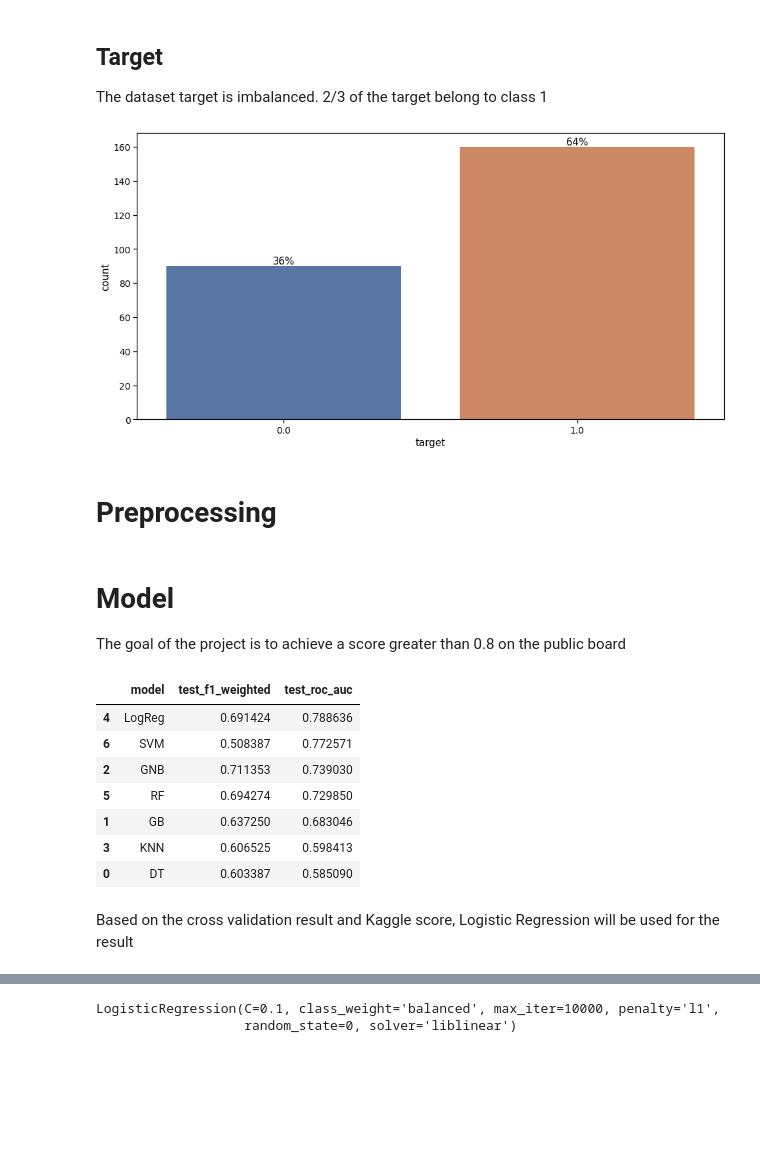
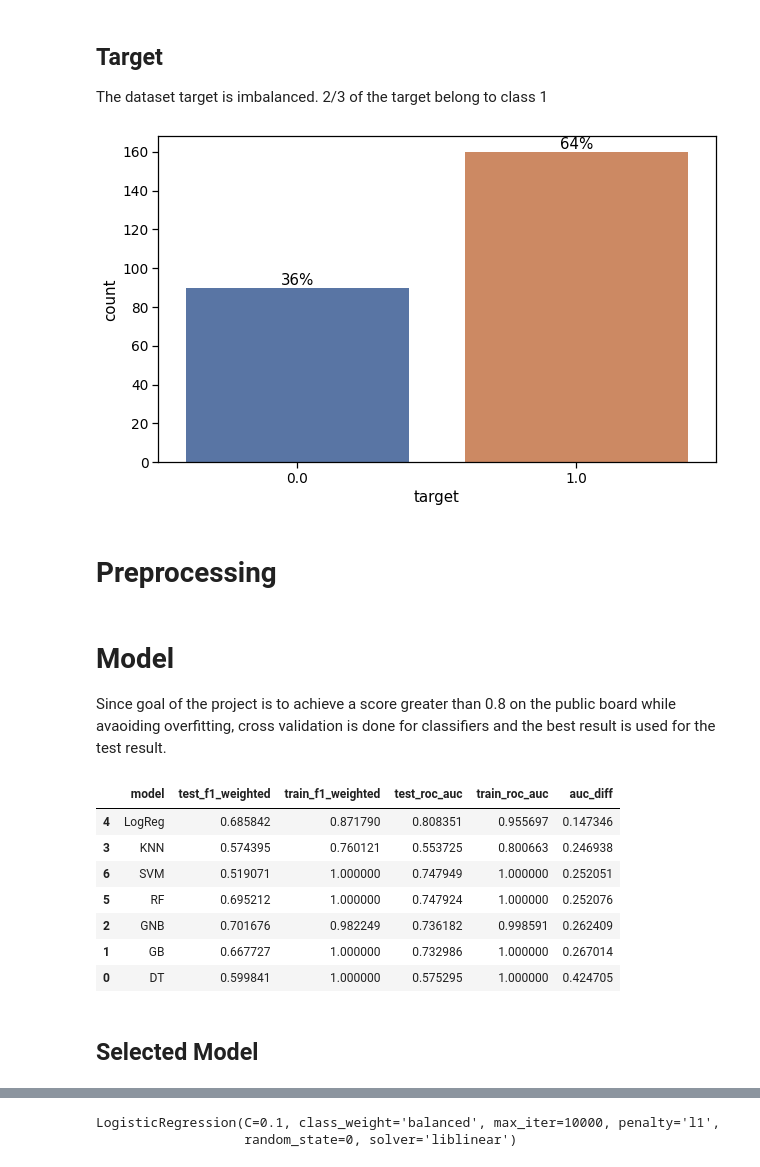
Before and after one commit to komus/dont-overfit, a Jupyter notebook: dont_overfit.ipynb, the cells around one changed output, grey strips where cells are left out. Saved outputs shown, nothing was run; the diff lists cells and outputs as text; code cells hidden in the pictures; blank space fills up the shorter version.

```diff
--- a/dont_overfit.ipynb
+++ b/dont_overfit.ipynb
@@ -142,14 +175,14 @@ plt.show()
 
 The dataset target is imbalanced. 2/3 of the target belong to class 1
 # %%
-fig = plt.figure(figsize=(16,8))
+fig = plt.figure(figsize=(10,6))
 g = sns.countplot(train['target'])
 for p in g.patches:
     x = p.get_bbox().get_points()[:,0]
     y = p.get_bbox().get_points()[1,1]
     g.annotate('{:.2g}%'.format(100.*y/len(train['target'])), (x.mean(), y), ha='center', va='bottom')
 # %% [output]
-[figure, old version]
+[figure, new version]
 # %% [markdown]
 # Preprocessing
 # %%
@@ -165,7 +199,7 @@ test = std_scaler.transform(test)
 # %% [markdown]
 # Model
 
-The goal of the project is to achieve a score greater than 0.8 on the public board
+Since goal of the project is to achieve a score greater than 0.8 on the public board while avaoiding overfitting, cross validation is done for classifiers and the best result is used for the test result.
 # %%
 models = [
           ('LogReg', LogisticRegression(C=0.1, class_weight='balanced',  max_iter=10000,
@@ -194,15 +228,17 @@ for name, model in models:
     dfs.append(this_df)
     final = pd.concat(dfs, ignore_index=True)
 # %%
-final.groupby(['model']).agg({'test_f1_weighted':'mean', 'test_roc_auc':'mean'}).reset_index().sort_values(by='test_roc_auc', ascending=False)
+result = final.groupby(['model']).agg({'test_f1_weighted':'mean', 'train_f1_weighted':'mean', 'test_roc_auc':'mean', 'train_roc_auc':'mean' }).reset_index()
+result['auc_diff'] = result['train_roc_auc'] - result['test_roc_auc']
+result.sort_values(by='auc_diff')
 # %% [output]
-|  | model | test_f1_weighted | test_roc_auc |
-| 4 | LogReg | 0.691424 | 0.788636 |
-| 6 | SVM | 0.508387 | 0.772571 |
-| 2 | GNB | 0.711353 | 0.739030 |
-| 5 | RF | 0.694274 | 0.729850 |
-| 1 | GB | 0.637250 | 0.683046 |
-| 3 | KNN | 0.606525 | 0.598413 |
-| 0 | DT | 0.603387 | 0.585090 |
+|  | model | test_f1_weighted | train_f1_weighted | test_roc_auc | train_roc_auc | auc_diff |
+| 4 | LogReg | 0.685842 | 0.871790 | 0.808351 | 0.955697 | 0.147346 |
+| 3 | KNN | 0.574395 | 0.760121 | 0.553725 | 0.800663 | 0.246938 |
+| 6 | SVM | 0.519071 | 1.000000 | 0.747949 | 1.000000 | 0.252051 |
+| 5 | RF | 0.695212 | 1.000000 | 0.747924 | 1.000000 | 0.252076 |
+| 2 | GNB | 0.701676 | 0.982249 | 0.736182 | 0.998591 | 0.262409 |
+| 1 | GB | 0.667727 | 1.000000 | 0.732986 | 1.000000 | 0.267014 |
+| 0 | DT | 0.599841 | 1.000000 | 0.575295 | 1.000000 | 0.424705 |
-# %% [markdown]
-Based on the cross validation result and Kaggle score, Logistic Regression will be used for the result
+# %% [markdown]
+## Selected Model
```
Also changed, not shown: parts of 31 cells of this notebook, 3 other files.
